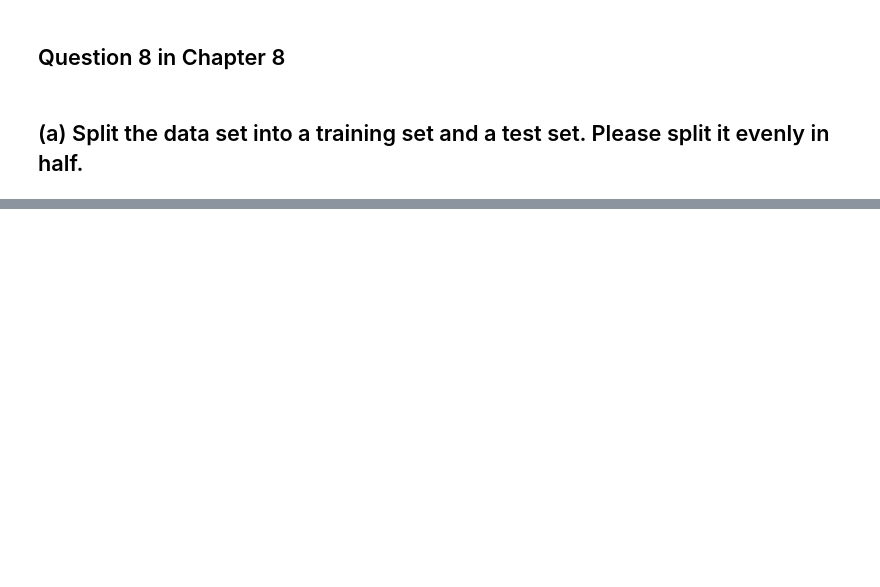
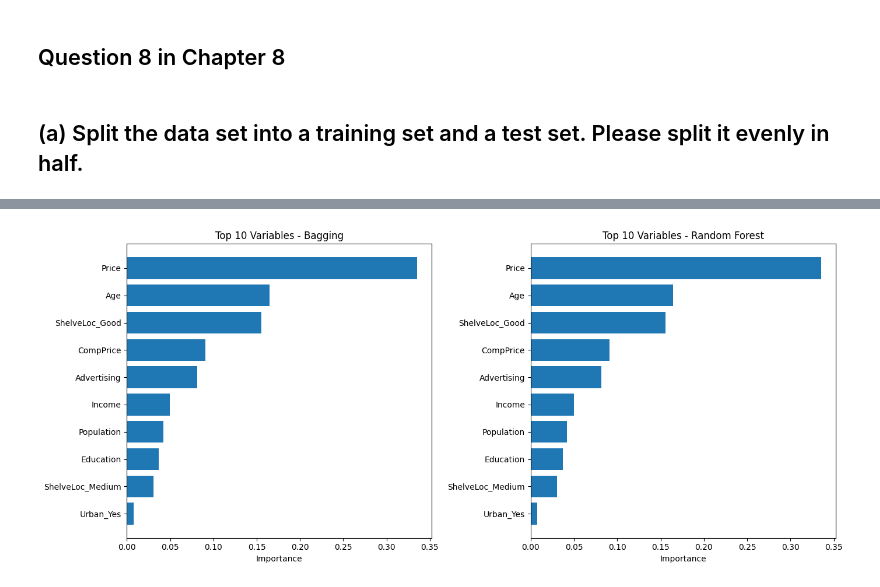
Before and after one commit to lekoundanmgedeon/machinelearning-islp, a Jupyter notebook: assignements/A2_ML/A2_ml.ipynb, the cells around one changed output, grey strips where cells are left out. Saved outputs shown, nothing was run; the diff lists cells and outputs as text; code cells hidden in the pictures; blank space fills up the shorter version.

```diff
--- a/assignements/A2_ML/A2_ml.ipynb
+++ b/assignements/A2_ML/A2_ml.ipynb
@@ -898,0 +1082,23 @@ plt.show()
+# %%
+# Entraînement de l'arbre élagué
+tree_pruned = DecisionTreeRegressor(random_state=42, ccp_alpha=best_alpha)
+tree_pruned.fit(X_train, y_train)
+
+y_test_pred_pruned = tree_pruned.predict(X_test)
+test_mse_pruned = mean_squared_error(y_test, y_test_pred_pruned)
+
+print(f"\nArbre élagué:")
+print(f"  Nombre de feuilles: {tree_pruned.get_n_leaves()}")
+print(f"  Profondeur: {tree_pruned.get_depth()}")
+print(f"  Test MSE: {test_mse_pruned:.4f}")
+print(f"  Test RMSE: {np.sqrt(test_mse_pruned):.4f}")
+
+print(f"\nComparaison:")
+print(f"  Test MSE (arbre complet): {test_mse:.4f}")
+print(f"  Test MSE (arbre élagué): {test_mse_pruned:.4f}")
+print(f"  Amélioration: {test_mse - test_mse_pruned:.4f}")
+
+if test_mse_pruned < test_mse:
+    print("  ✓ L'élagage améliore le test MSE!")
+else:
+    print("  ✗ L'élagage n'améliore pas le test MSE")
@@ -898,0 +1213,23 @@ plt.show()
+# %%
+# Visualisation des importances
+fig, axes = plt.subplots(1, 2, figsize=(14, 6))
+
+# Bagging
+axes[0].barh(importance_df_bag['Variable'][:10],
+             importance_df_bag['Importance'][:10])
+axes[0].set_xlabel('Importance')
+axes[0].set_title('Top 10 Variables - Bagging')
+axes[0].invert_yaxis()
+
+# Random Forest
+axes[1].barh(importance_df_rf['Variable'][:10],
+             importance_df_rf['Importance'][:10])
+axes[1].set_xlabel('Importance')
+axes[1].set_title('Top 10 Variables - Random Forest')
+axes[1].invert_yaxis()
+
+plt.tight_layout()
+plt.savefig('feature_importance.png', dpi=150, bbox_inches='tight')
+plt.show()
+# %% [output]
+[figure, added]
```
Also changed, not shown: parts of 25 cells of this notebook.
